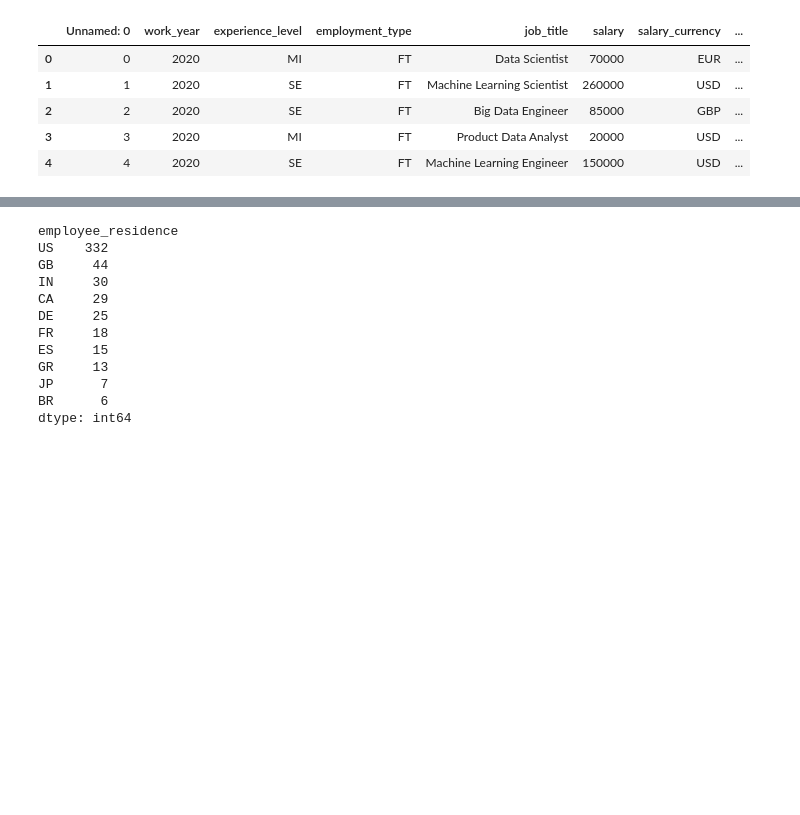
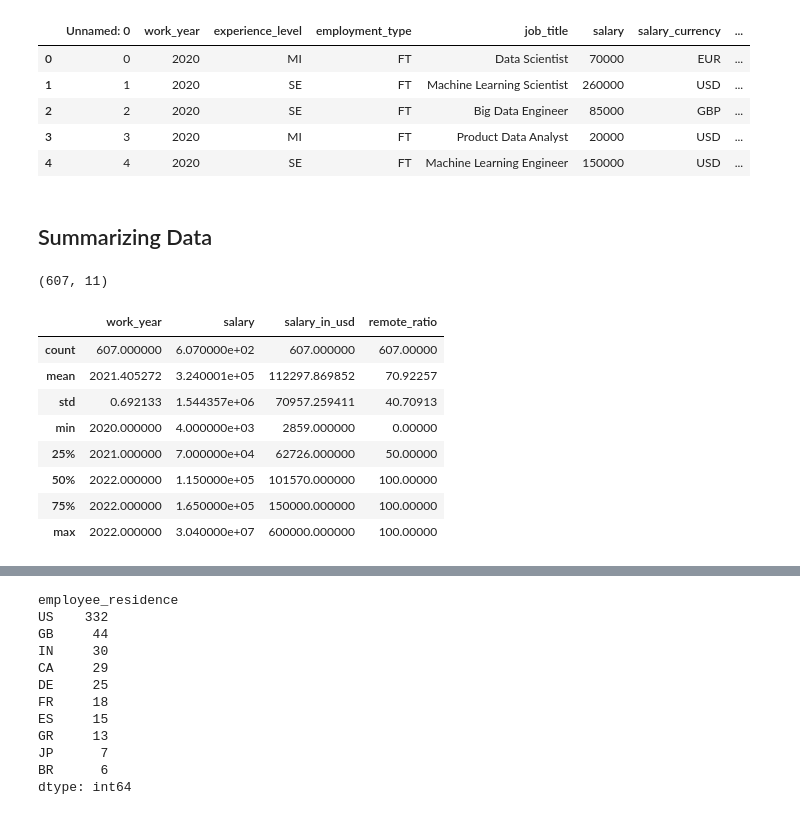
Before and after one commit to SavantLogics/vs_code, a Jupyter notebook: projects/python_for_data_analysis_wes_mckinney/salaries.ipynb, the cells around one changed output, grey strips where cells are left out. Drawn from its saved outputs; the diff is of its cells as text; code cells hidden in the pictures; blank space fills up the shorter version.

```diff
--- a/projects/python_for_data_analysis_wes_mckinney/salaries.ipynb
+++ b/projects/python_for_data_analysis_wes_mckinney/salaries.ipynb
@@ -15,6 +17,24 @@ data.head()
 # %%
 # Drop unwanted columns.
 data = data.drop(columns='Unnamed: 0')
+# %% [markdown]
+## Summarizing Data
+# %%
+data.shape
+# %% [output]
+(607, 11)
+# %%
+data.describe()
+# %% [output]
+|  | work_year | salary | salary_in_usd | remote_ratio |
+| count | 607.000000 | 6.070000e+02 | 607.000000 | 607.00000 |
+| mean | 2021.405272 | 3.240001e+05 | 112297.869852 | 70.92257 |
+| std | 0.692133 | 1.544357e+06 | 70957.259411 | 40.70913 |
+| min | 2020.000000 | 4.000000e+03 | 2859.000000 | 0.00000 |
+| 25% | 2021.000000 | 7.000000e+04 | 62726.000000 | 50.00000 |
+| 50% | 2022.000000 | 1.150000e+05 | 101570.000000 | 100.00000 |
+| 75% | 2022.000000 | 1.650000e+05 | 150000.000000 | 100.00000 |
+| max | 2022.000000 | 3.040000e+07 | 600000.000000 | 100.00000 |
 # %%
 data.info()
 # %% [output]
```
Also changed, not shown: parts of 16 cells of this notebook.
